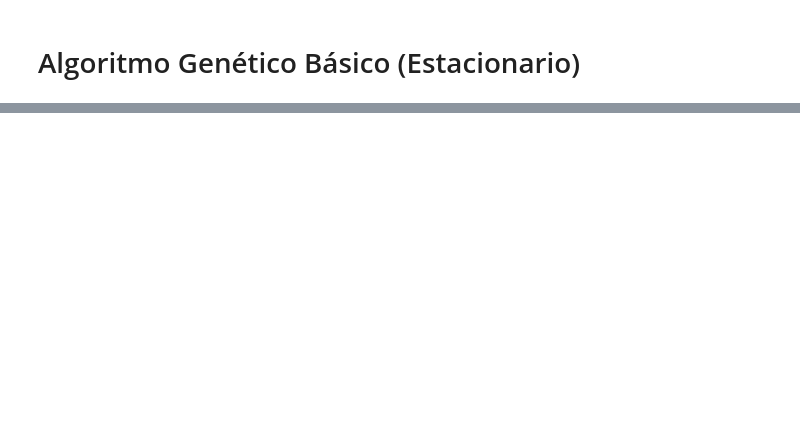
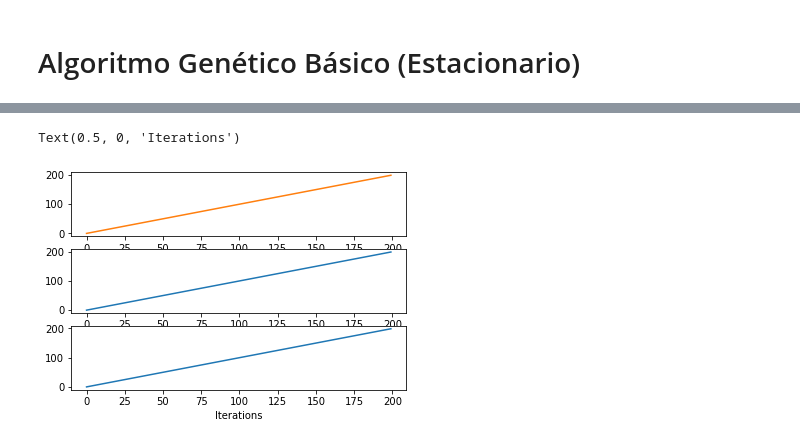
Before and after one commit to emewinchester/MBHB_ABET, a Jupyter notebook: 07_GA_Basic.ipynb, the cells around one changed output, grey strips where cells are left out. Cells and saved outputs as stored; diff of their text form; code cells hidden in the pictures; blank space fills up the shorter version.

```diff
--- a/07_GA_Basic.ipynb
+++ b/07_GA_Basic.ipynb
@@ -91,0 +407,14 @@ while condicion == True:
+# %%
+y = list(range(200))
+x = list(range(len(y)))
+
+fig, (g1,g2,g3) = plt.subplots(3, 1)
+g1.plot(x,y, color='C1')
+g2.plot(x,y, color='C0')
+g2.set_xlabel('Iterations')
+
+g3.plot(x,y, color='C0')
+g3.set_xlabel('Iterations')
+# %% [output]
+Text(0.5, 0, 'Iterations')
+[figure, added]
```
Also changed, not shown: parts of 49 cells of this notebook, 3 other files.
